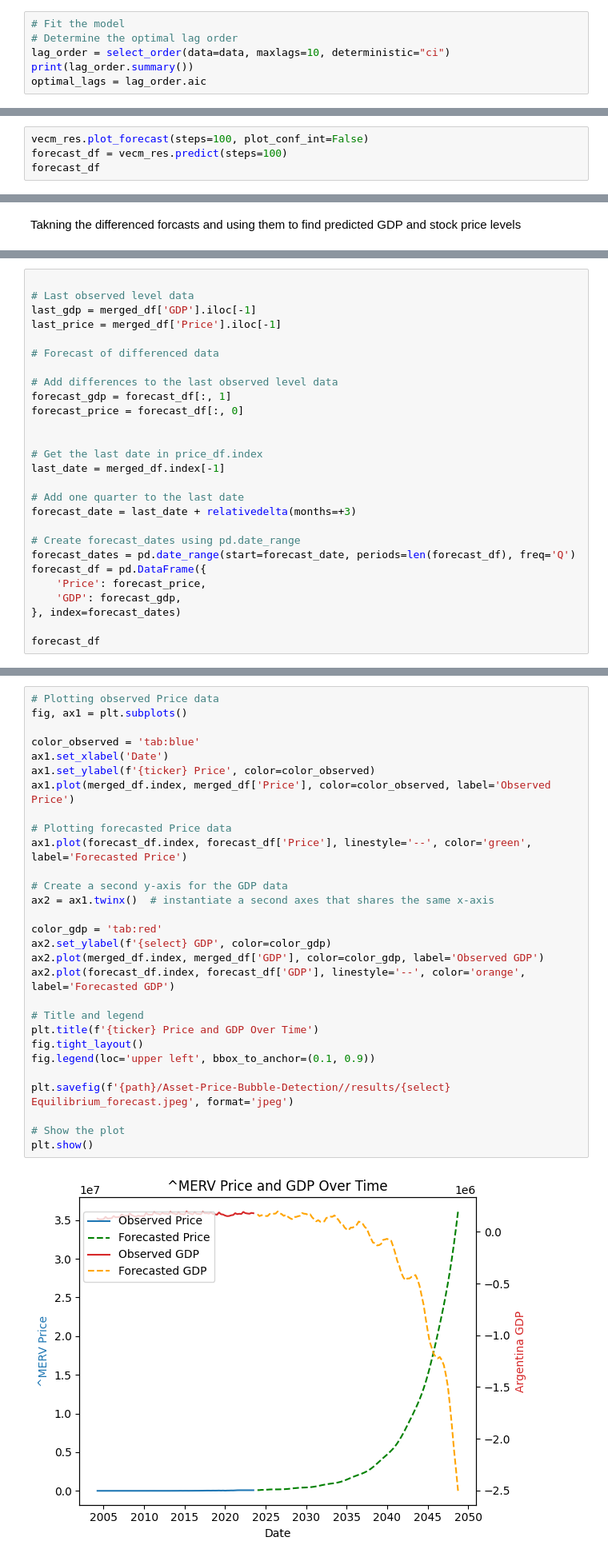
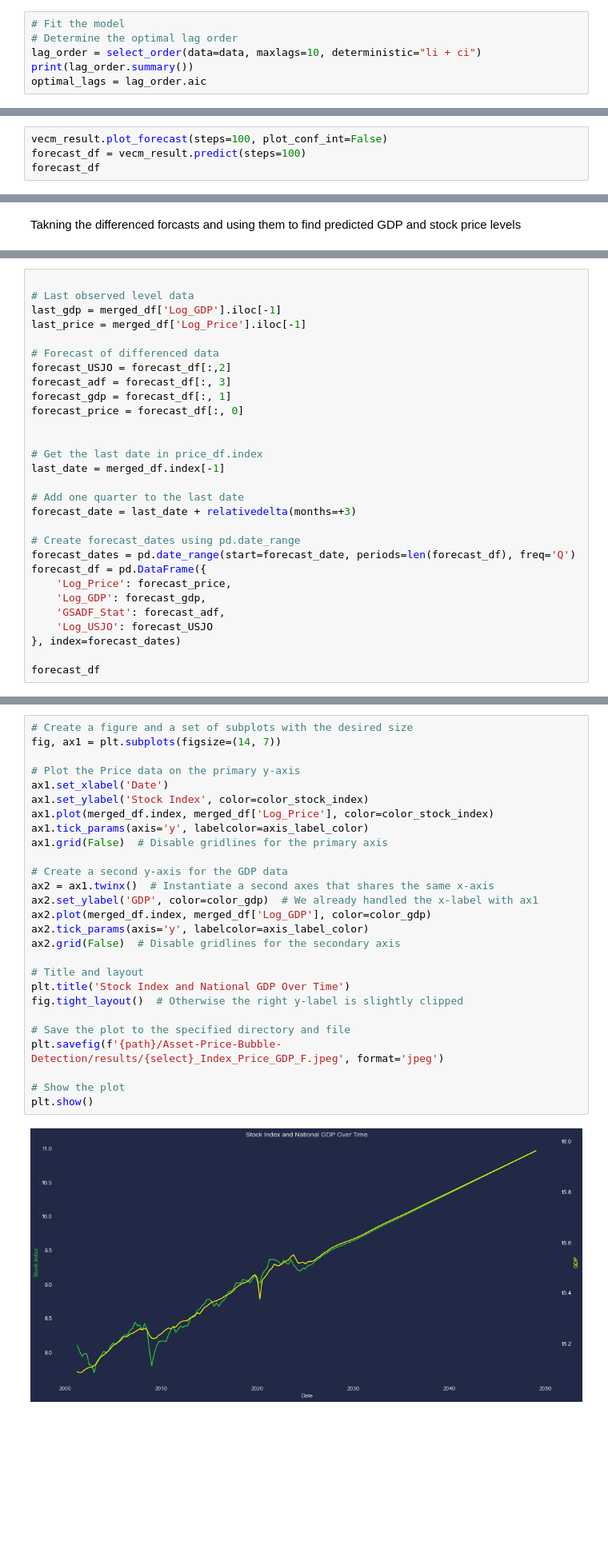
Before and after one commit to Philip-Lacava/Asset-Price-Bubble-Detection, a Jupyter notebook: Bubble Model 3.ipynb, the cells around one changed output, grey strips where cells are left out. Shown at 80% size. Saved outputs shown, nothing was run; the diff lists cells and outputs as text; blank space fills up the shorter version.

```diff
--- a/Bubble Model 3.ipynb
+++ b/Bubble Model 3.ipynb
@@ -462,7 +695,7 @@ The series exhibit a long-run cointegrating relationship.
 # %%
 # Fit the model
 # Determine the optimal lag order
-lag_order = select_order(data=data, maxlags=10, deterministic="ci")
+lag_order = select_order(data=data, maxlags=10, deterministic="li + ci")
 print(lag_order.summary())
 optimal_lags = lag_order.aic
 # %% [output]
@@ -554,7 +756,7 @@ Cointegration relations for loading-coefficients-column 2
 # %% [markdown]
 Plotting GDP and Stock Market Predictions
 # %%
-vecm_res.plot_forecast(steps=100, plot_conf_int=False)
-forecast_df = vecm_res.predict(steps=100)
+vecm_result.plot_forecast(steps=100, plot_conf_int=False)
+forecast_df = vecm_result.predict(steps=100)
 forecast_df
 # %% [output]
@@ -595,12 +797,12 @@ add the forecasted differences back to the last observed level, making the outpu
 # %%
 
 # Last observed level data
-last_gdp = merged_df['GDP'].iloc[-1]
-last_price = merged_df['Price'].iloc[-1]
+last_gdp = merged_df['Log_GDP'].iloc[-1]
+last_price = merged_df['Log_Price'].iloc[-1]
 
 # Forecast of differenced data
-
-# Add differences to the last observed level data
+forecast_USJO = forecast_df[:,2]
+forecast_adf = forecast_df[:, 3]
 forecast_gdp = forecast_df[:, 1]
 forecast_price = forecast_df[:, 0]
 
@@ -614,8 +816,10 @@ forecast_date = last_date + relativedelta(months=+3)
 # Create forecast_dates using pd.date_range
 forecast_dates = pd.date_range(start=forecast_date, periods=len(forecast_df), freq='Q')
 forecast_df = pd.DataFrame({
-    'Price': forecast_price,
-    'GDP': forecast_gdp,
+    'Log_Price': forecast_price,
+    'Log_GDP': forecast_gdp,
+    'GSADF_Stat': forecast_adf,
+    'Log_USJO': forecast_USJO
 }, index=forecast_dates)
 
 forecast_df
@@ -636,31 +954,29 @@ forecast_df
 # %%
-# Plotting observed Price data
-fig, ax1 = plt.subplots()
+# Create a figure and a set of subplots with the desired size
+fig, ax1 = plt.subplots(figsize=(14, 7))
 
-color_observed = 'tab:blue'
+# Plot the Price data on the primary y-axis
 ax1.set_xlabel('Date')
-ax1.set_ylabel(f'{ticker} Price', color=color_observed)
-ax1.plot(merged_df.index, merged_df['Price'], color=color_observed, label='Observed Price')
-
-# Plotting forecasted Price data
-ax1.plot(forecast_df.index, forecast_df['Price'], linestyle='--', color='green', label='Forecasted Price')
+ax1.set_ylabel('Stock Index', color=color_stock_index)
+ax1.plot(merged_df.index, merged_df['Log_Price'], color=color_stock_index)
+ax1.tick_params(axis='y', labelcolor=axis_label_color)
+ax1.grid(False)  # Disable gridlines for the primary axis
 
 # Create a second y-axis for the GDP data
-ax2 = ax1.twinx()  # instantiate a second axes that shares the same x-axis
+ax2 = ax1.twinx()  # Instantiate a second axes that shares the same x-axis
+ax2.set_ylabel('GDP', color=color_gdp)  # We already handled the x-label with ax1
+ax2.plot(merged_df.index, merged_df['Log_GDP'], color=color_gdp)
+ax2.tick_params(axis='y', labelcolor=axis_label_color)
+ax2.grid(False)  # Disable gridlines for the secondary axis
 
-color_gdp = 'tab:red'
-ax2.set_ylabel(f'{select} GDP', color=color_gdp)
-ax2.plot(merged_df.index, merged_df['GDP'], color=color_gdp, label='Observed GDP')
-ax2.plot(forecast_df.index, forecast_df['GDP'], linestyle='--', color='orange', label='Forecasted GDP')
+# Title and layout
+plt.title('Stock Index and National GDP Over Time')
+fig.tight_layout()  # Otherwise the right y-label is slightly clipped
 
-# Title and legend
-plt.title(f'{ticker} Price and GDP Over Time')
-fig.tight_layout()
-fig.legend(loc='upper left', bbox_to_anchor=(0.1, 0.9))
-
-plt.savefig(f'{path}/Asset-Price-Bubble-Detection//results/{select} Equilibrium_forecast.jpeg', format='jpeg')
+# Save the plot to the specified directory and file
+plt.savefig(f'{path}/Asset-Price-Bubble-Detection/results/{select}_Index_Price_GDP_F.jpeg', format='jpeg')
 
 # Show the plot
 plt.show()
 # %% [output]
-[figure, old version]
+[figure, new version]
```
Also changed, not shown: parts of 46 cells of this notebook, 27 other files.
